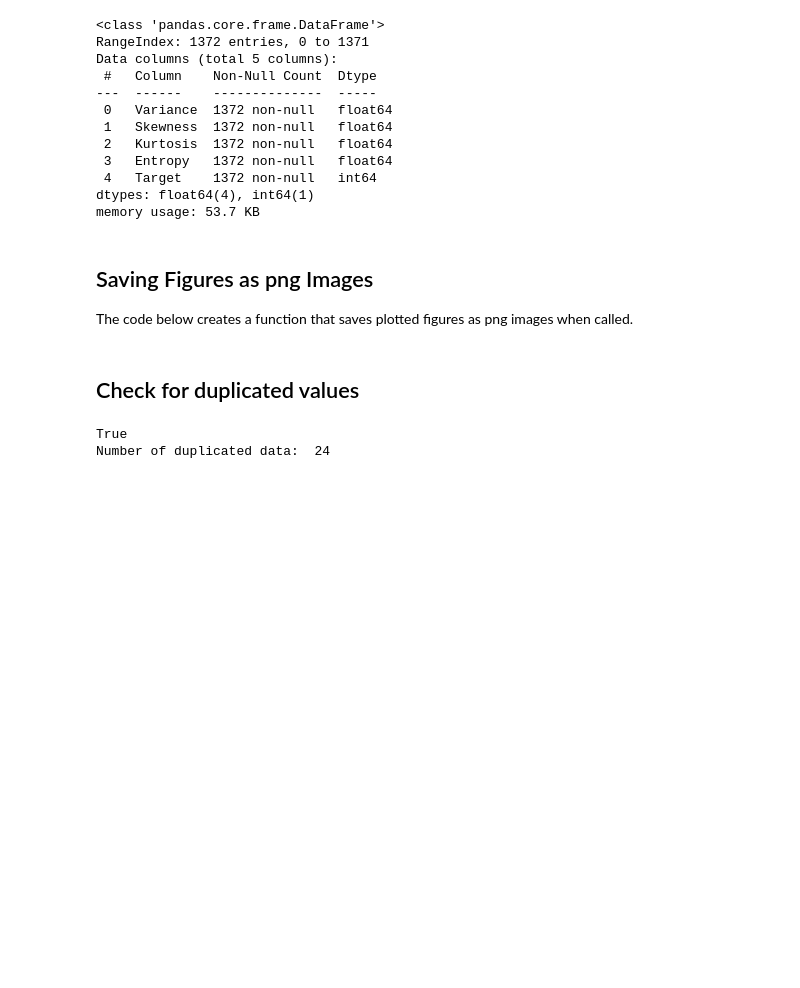
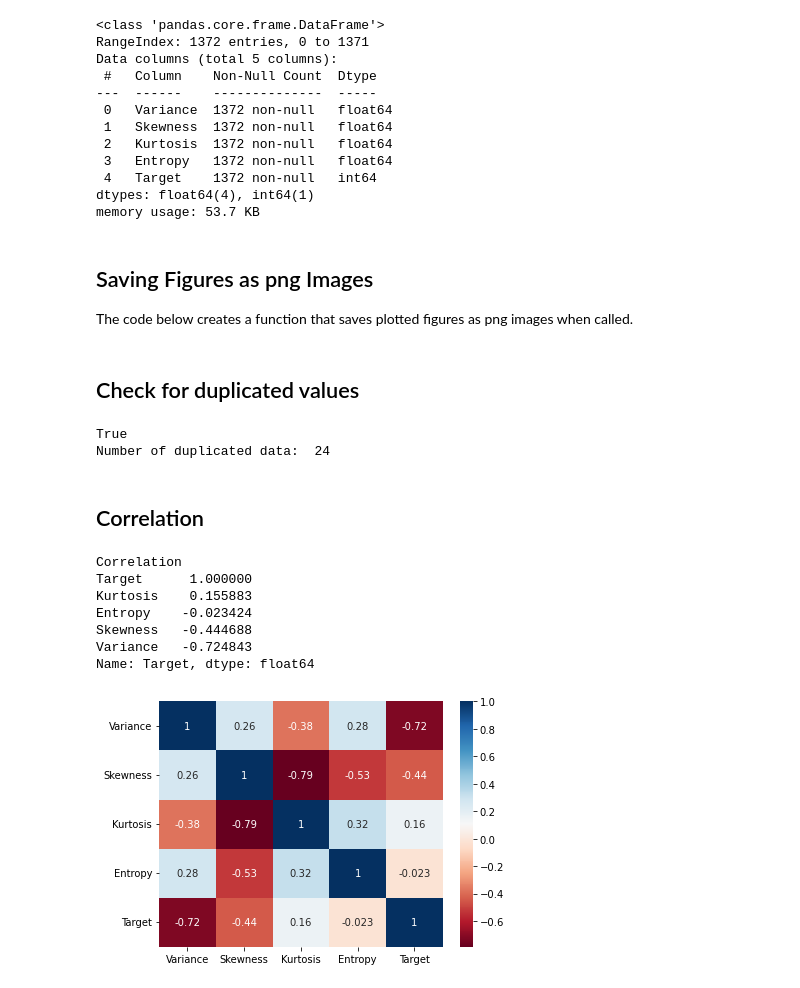
Before and after one commit to AiJared/Data-Science-2-Banknote-Authentication, a Jupyter notebook: Banknote Authentication.ipynb, the cells around one changed output. Saved outputs shown, nothing was run; the diff lists cells and outputs as text; code cells hidden in the pictures; blank space fills up the shorter version.

Commit message:
correlation

```diff
--- a/Banknote Authentication.ipynb
+++ b/Banknote Authentication.ipynb
@@ -125,3 +125,21 @@ print("Number of duplicated data: ", duplicated_data[duplicated_data == True].si
 # %% [output]
 True
 Number of duplicated data:  24
+# %% [markdown]
+## Correlation
+# %%
+# Check for correlation
+print("Correlation")
+print(dataset.corr()["Target"].sort_values(ascending=False))
+sns.heatmap(dataset.corr(), annot=True, cmap="RdBu")
+save_fig("correlation")
+plt.show()
+# %% [output]
+Correlation
+Target      1.000000
+Kurtosis    0.155883
+Entropy    -0.023424
+Skewness   -0.444688
+Variance   -0.724843
+Name: Target, dtype: float64
+[figure, added]
```
Also changed, not shown: 3 other files.
